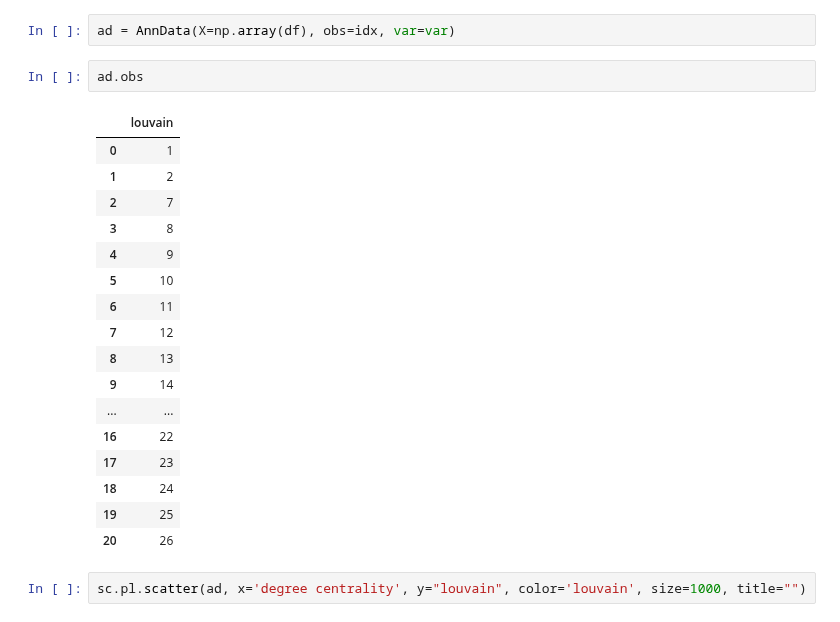
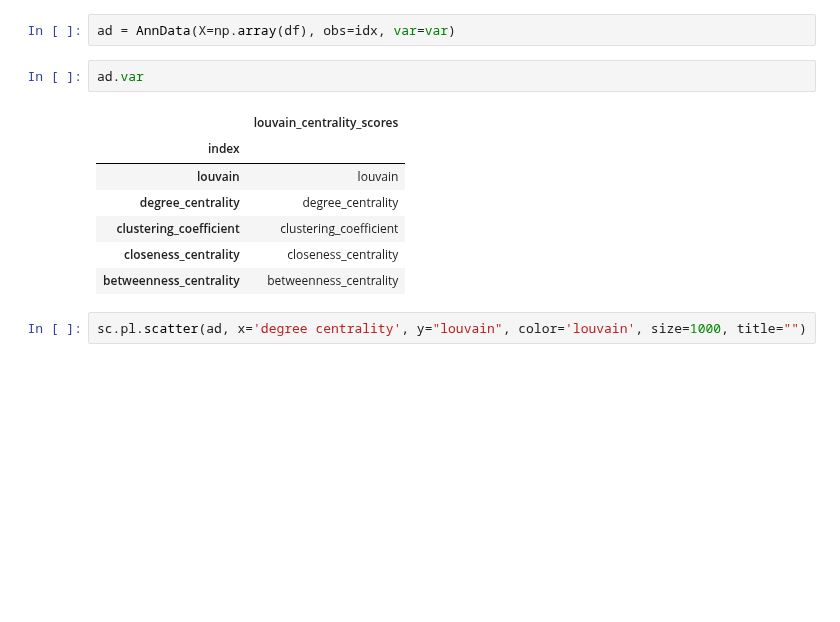
Before and after one commit to scverse/squidpy, a Jupyter notebook: notebooks/centrality_measures.ipynb, the cells around one changed output. Cells and saved outputs as stored; diff of their text form; blank space fills up the shorter version.

```diff
--- a/notebooks/centrality_measures.ipynb
+++ b/notebooks/centrality_measures.ipynb
@@ -70,25 +70,15 @@ idx = {'louvain': pd.Categorical(cat, categories=cat)}
 # %%
 ad = AnnData(X=np.array(df), obs=idx, var=var)
 # %%
-ad.obs
+ad.var
 # %% [output]
-|  | louvain |
-| 0 | 1 |
-| 1 | 2 |
-| 2 | 7 |
-| 3 | 8 |
-| 4 | 9 |
-| 5 | 10 |
-| 6 | 11 |
-| 7 | 12 |
-| 8 | 13 |
-| 9 | 14 |
-| ... | ... |
-| 16 | 22 |
-| 17 | 23 |
-| 18 | 24 |
-| 19 | 25 |
-| 20 | 26 |
+|  | louvain_centrality_scores |
+| index |  |
+| louvain | louvain |
+| degree_centrality | degree_centrality |
+| clustering_coefficient | clustering_coefficient |
+| closeness_centrality | closeness_centrality |
+| betweenness_centrality | betweenness_centrality |
 # %%
 sc.pl.scatter(ad, x='degree centrality', y="louvain", color='louvain', size=1000, title="")
 # %% [output]
```
Also changed, not shown: parts of 1 cell of this notebook, 1 other file.
